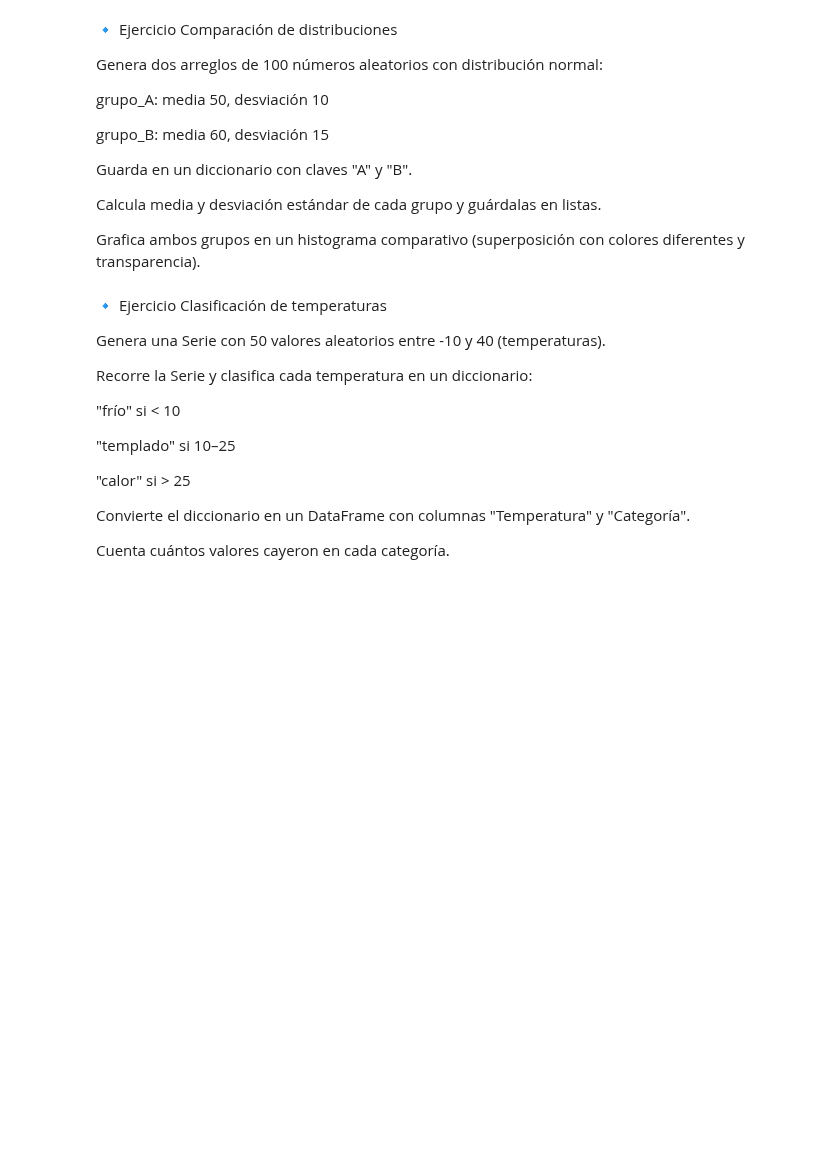
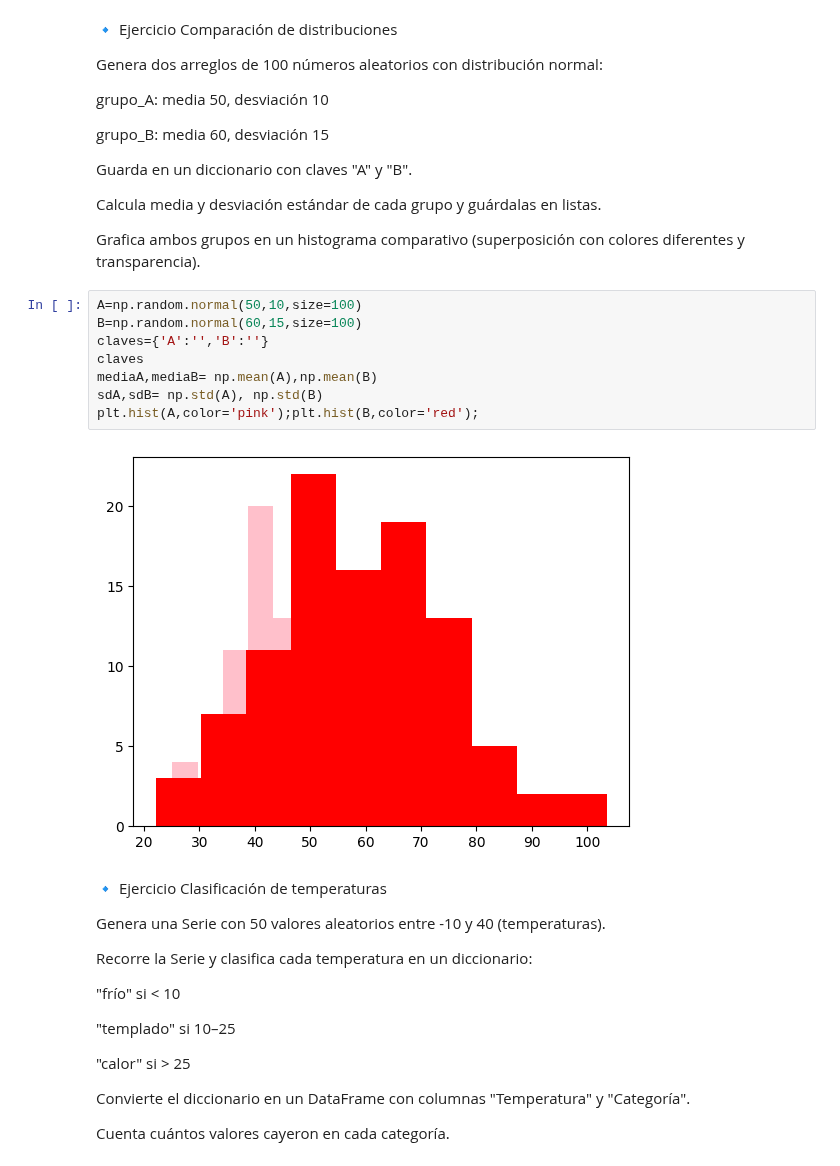
Before and after one commit to Fernando-JAL/Neurociencias-2026-1, a Jupyter notebook: S04_parciales/Parcial_1_profe.ipynb, the cells around one changed output. Saved outputs shown, nothing was run; the diff lists cells and outputs as text; blank space fills up the shorter version.

```diff
--- a/S04_parciales/Parcial_1_profe.ipynb
+++ b/S04_parciales/Parcial_1_profe.ipynb
@@ -44,6 +92,16 @@ Guarda en un diccionario con claves "A" y "B".
 Calcula media y desviación estándar de cada grupo y guárdalas en listas.
 
 Grafica ambos grupos en un histograma comparativo (superposición con colores diferentes y transparencia).
+# %%
+A=np.random.normal(50,10,size=100)
+B=np.random.normal(60,15,size=100)
+claves={'A':'','B':''}
+claves
+mediaA,mediaB= np.mean(A),np.mean(B)
+sdA,sdB= np.std(A), np.std(B)
+plt.hist(A,color='pink');plt.hist(B,color='red');
+# %% [output]
+[figure, added]
 # %% [markdown]
 🔹 Ejercicio Clasificación de temperaturas
 
```
Also changed, not shown: parts of 18 cells of this notebook.
